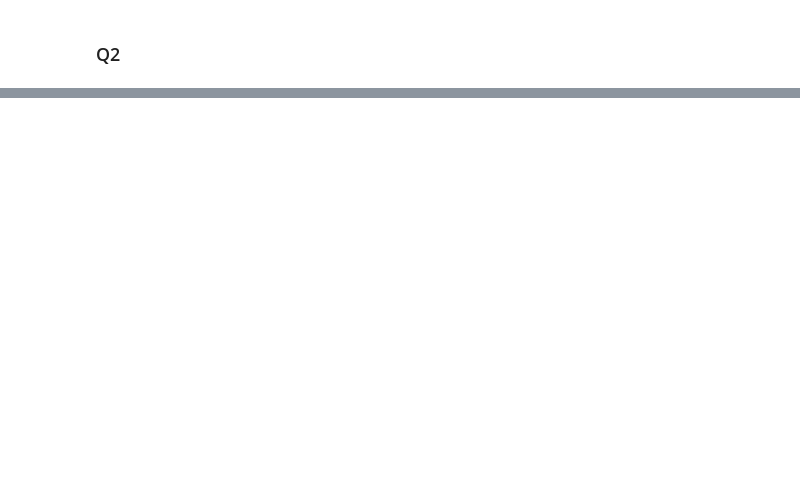
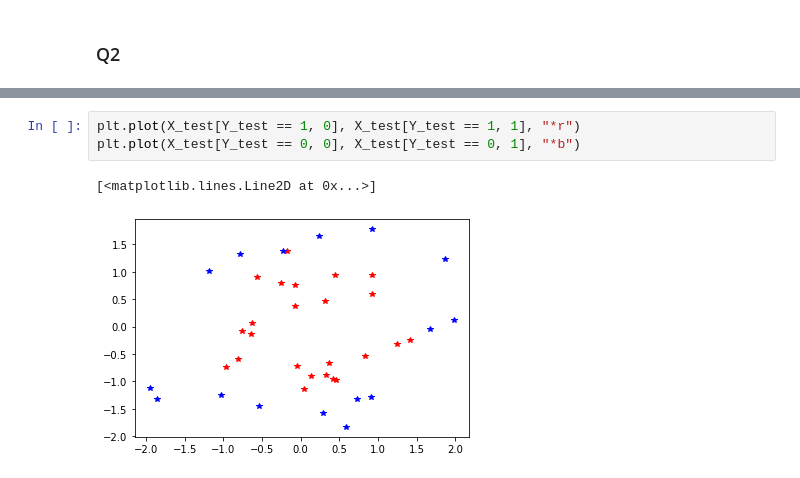
Before and after one commit to kardandon/CMPE597, a Jupyter notebook: HW1/HW1_notebook.ipynb, the cells around one changed output, grey strips where cells are left out. Cells and saved outputs as stored; diff of their text form; blank space fills up the shorter version.

```diff
--- a/HW1/HW1_notebook.ipynb
+++ b/HW1/HW1_notebook.ipynb
@@ -178,0 +288,6 @@ Y_train = np.load("./Data/Y_train.npy")
+# %%
+plt.plot(X_test[Y_test == 1, 0], X_test[Y_test == 1, 1], "*r")
+plt.plot(X_test[Y_test == 0, 0], X_test[Y_test == 0, 1], "*b")
+# %% [output]
+[<matplotlib.lines.Line2D at 0x...>]
+[figure, added]
```
Also changed, not shown: parts of 9 cells of this notebook.
